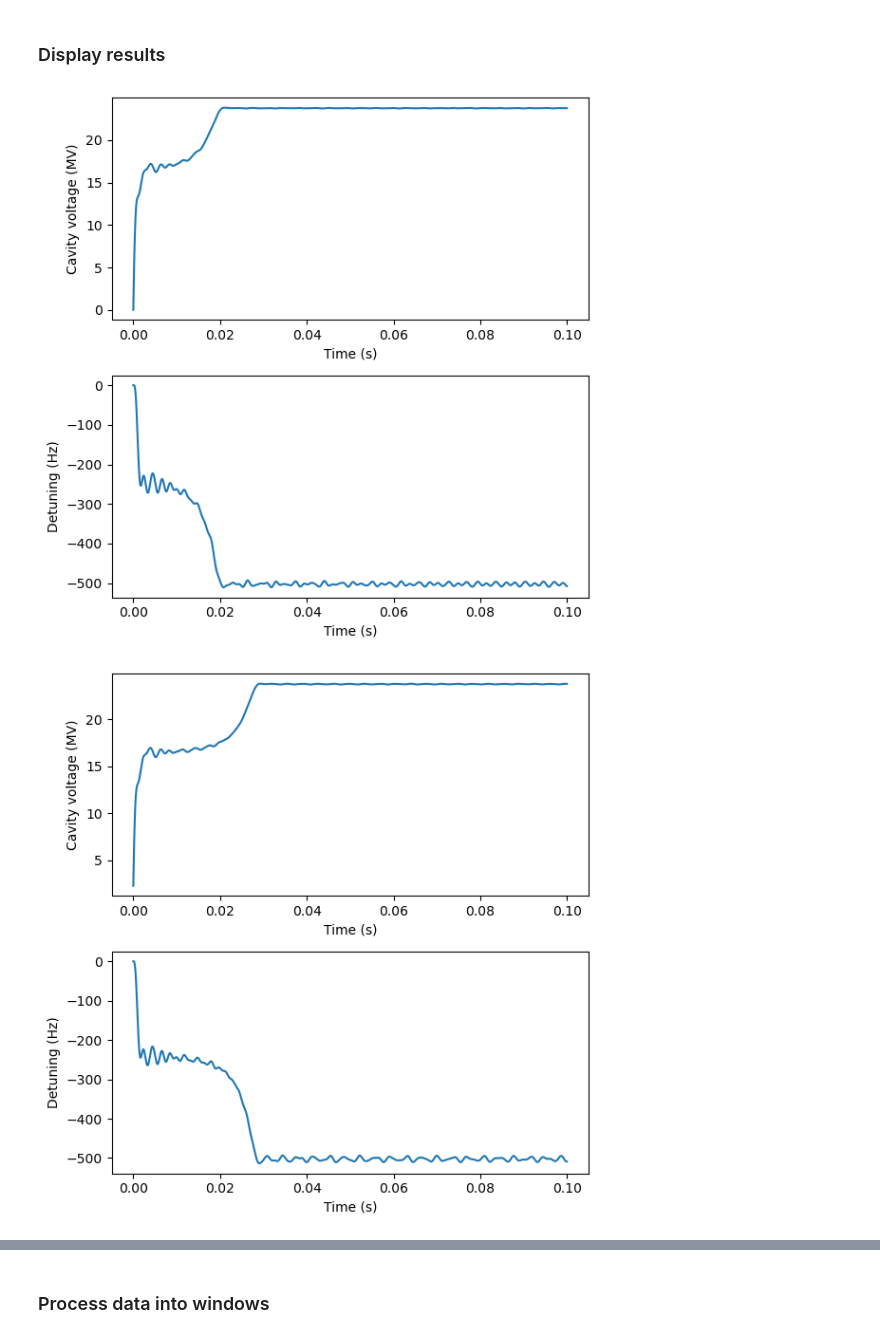
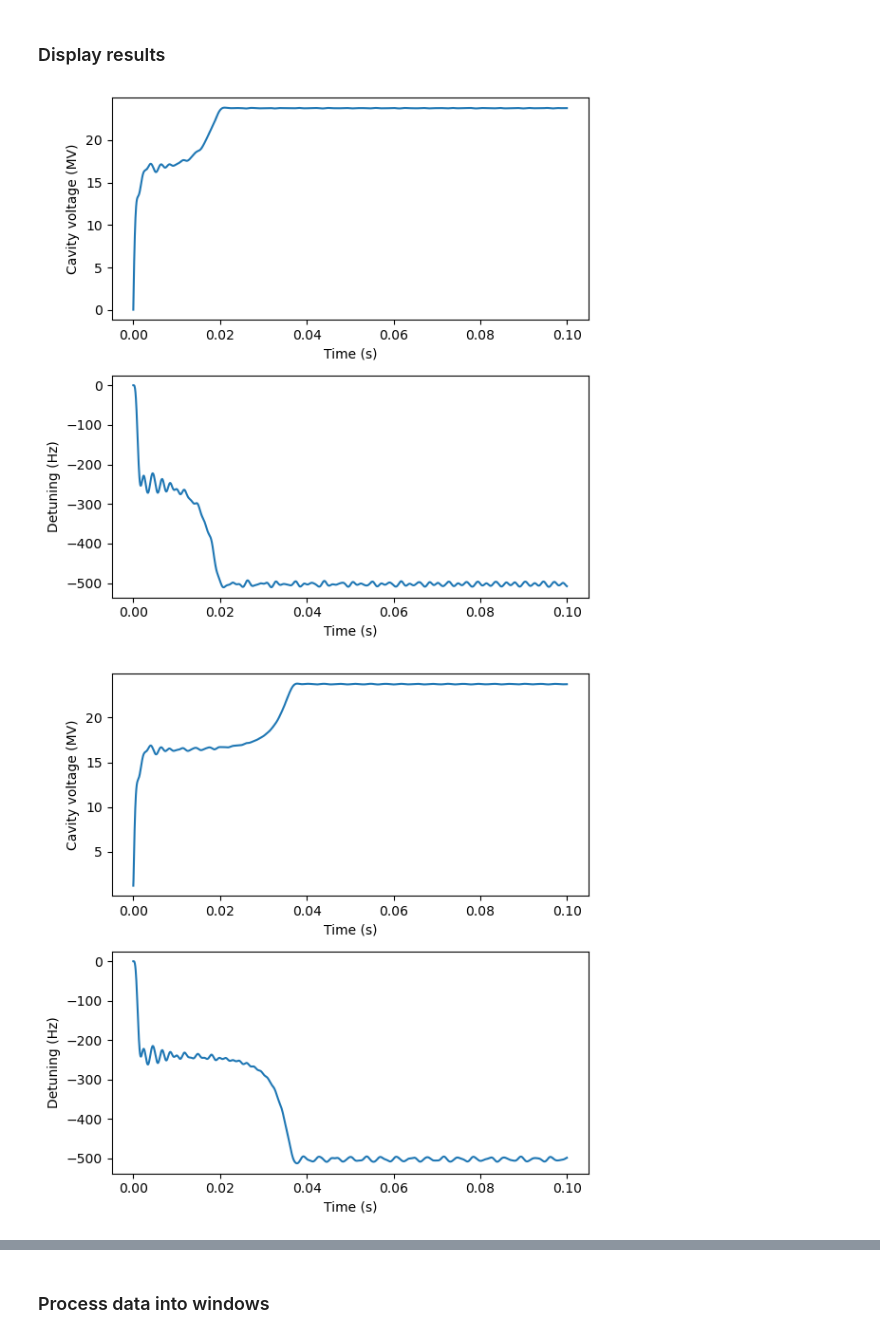
Before and after one commit to maalberg/kind, a Jupyter notebook: examples/cavity/01_collect_data.ipynb, the cells around one changed output, grey strips where cells are left out. Cells and saved outputs as stored; diff of their text form; code cells hidden in the pictures.

```diff
--- a/examples/cavity/01_collect_data.ipynb
+++ b/examples/cavity/01_collect_data.ipynb
@@ -53,9 +53,12 @@ sim = care.simulator(args)              # cavity simulator
 
 sim_t = 0.1                             # simulation time, s
 sim_nsample = int(sim_t / args.step_t)  # number of simulation steps
+sim_o_downsample = 50                   # downsampling factor for simulated signals
 
+# --! specify initial conditions (ics) as a list of initial cavity voltages
 ics = [
     0.0   + 1j * 0.0,
+    0.0   + 1j * 1.2e6,
     2e6   + 1j * 1e6,
     2.5e6 + 1j * 1e6,
     2.5e6 + 1j * 1.5e6,
@@ -63,8 +66,6 @@ ics = [
     3e6   + 1j * 1e6,
     3e6   + 1j * 1.59e6
 ]
-
-downsample = 50
 
 def run_sim(sim, sim_nsample, ic, downsample=50):
     vc  = np.zeros(sim_nsample, dtype=complex)
@@ -133,7 +134,7 @@ dcs = []
 
 # --! simulate trajectories
 for ic in ics:
-    vc, dc = run_sim(sim, sim_nsample, ic, downsample)
+    vc, dc = run_sim(sim, sim_nsample, ic, downsample=sim_o_downsample)
 
     vcs.append(vc)
     dcs.append(dc)
@@ -142,10 +143,10 @@ for ic in ics:
 # %%
 # --! display results --!
 
 for vc, dc in zip(vcs, dcs):
-    plot_result(vc, dc, sim_nsample, args.step_t, downsample)
+    plot_result(vc, dc, sim_nsample, args.step_t, downsample=sim_o_downsample)
 
 plot_phasespace(vcs, dcs)
 # %% [output]
 [figure]
-[figure, old version]
+[figure, new version]
```
Also changed, not shown: parts of 4 cells of this notebook.
